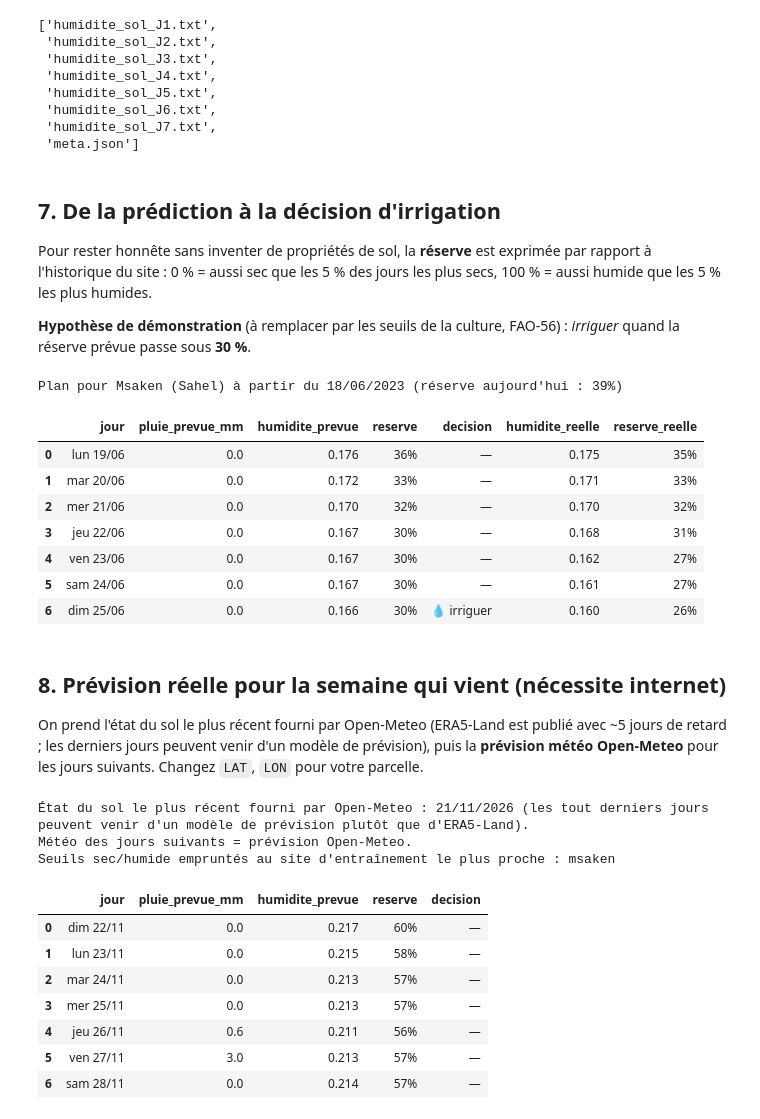
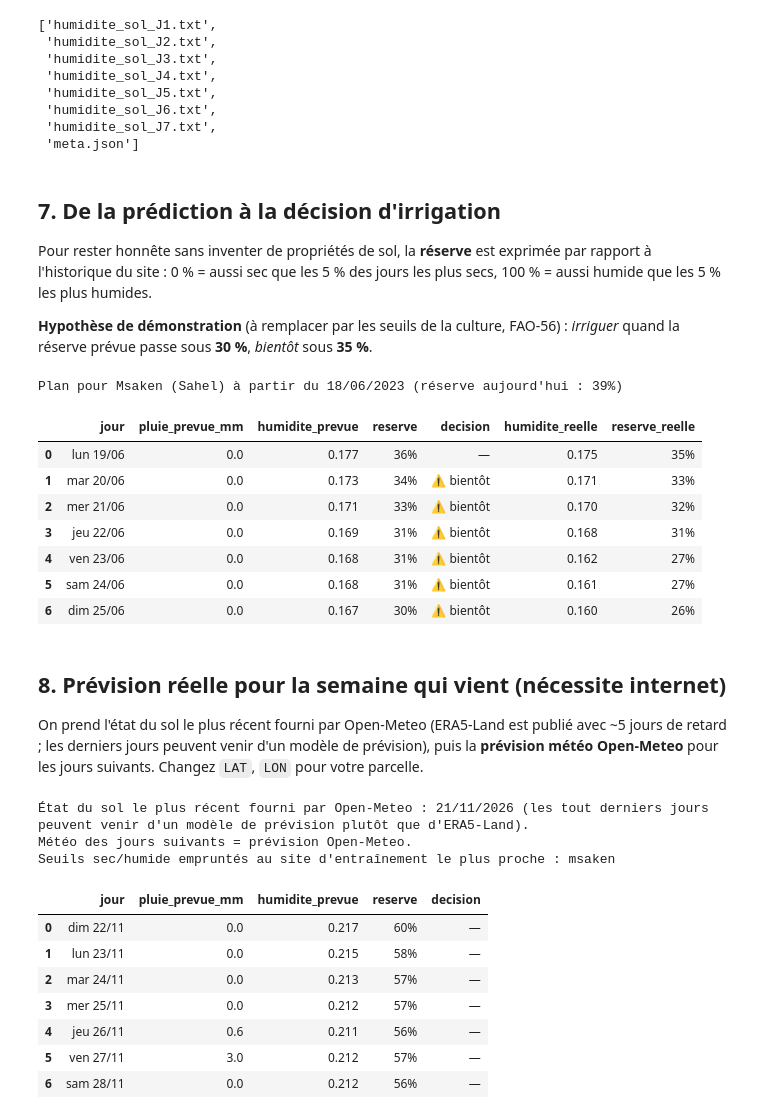
Before and after one commit to Dina0charfi/hackathon-gaia-kizuna-, a Jupyter notebook: ml/prevision_humidite_sol.ipynb, the cells around one changed output. Saved outputs shown, nothing was run; the diff lists cells and outputs as text; code cells hidden in the pictures.

```diff
--- a/ml/prevision_humidite_sol.ipynb
+++ b/ml/prevision_humidite_sol.ipynb
@@ -63,6 +65,14 @@ SITES = [
     ("medenine",    "Médenine",                   33.35, 10.50, "Sud-Est",        False),
     ("kebili",      "Kébili",                     33.70,  8.97, "Sud (oasis)",    True),
     ("tozeur",      "Tozeur",                     33.92,  8.13, "Sud (oasis)",    False),
+    ("tunis",       "Tunis (Sijoumi)",            36.78, 10.08, "Grand Tunis",    False),
+    ("ariana",      "Kalâat el-Andalous (Ariana)",37.02, 10.08, "Grand Tunis",    False),
+    ("benarous",    "Mornag (Ben Arous)",         36.68, 10.29, "Grand Tunis",    False),
+    ("manouba",     "Tebourba (Manouba)",         36.83,  9.84, "Nord (Medjerda)",False),
+    ("monastir",    "Jemmal (Monastir)",          35.62, 10.76, "Sahel",          False),
+    ("mahdia",      "El Jem (Mahdia)",            35.30, 10.71, "Sahel",          False),
+    ("gabes",       "Chenini (oasis de Gabès)",   33.87, 10.06, "Sud-Est (oasis littorale)", False),
+    ("tataouine",   "Tataouine (jessour)",        32.93, 10.45, "Sud-Est",        False),
 ]
 SITES = pd.DataFrame(SITES, columns=["id", "nom", "lat", "lon", "zone", "test_geo"])
 SITES
@@ -139,6 +149,11 @@ for s in SITES.itertuples():
     print(f"{s.nom:28s} {len(df):5d} jours   humidité 7–28 cm moyenne = {df.sm_7_28.mean():.3f} m³/m³")
 
 data = pd.concat(tables, ignore_index=True)
+manque = data.groupby("site")[CIBLE].apply(lambda x: x.isna().mean())
+sans_sol = manque[manque > 0.5].index.tolist()
+if sans_sol:
+    print("⚠️ Sites sans données de sol (case ERA5-Land sur la mer ?), retirés :", sans_sol)
+    data = data[~data.site.isin(sans_sol)]
 print("\nTotal :", len(data), "lignes,", data.site.nunique(), "sites")
 # %% [output]
 Béja                          3288 jours   humidité 7–28 cm moyenne = 0.323 m³/m³
@@ -340,50 +352,51 @@ sorted(p.name for p in MODEL_DIR.iterdir())
 Pour rester honnête sans inventer de propriétés de sol, la **réserve** est exprimée par rapport à l'historique du site :
 0 % = aussi sec que les 5 % des jours les plus secs, 100 % = aussi humide que les 5 % les plus humides.
 
-**Hypothèse de démonstration** (à remplacer par les seuils de la culture, FAO-56) : *irriguer* quand la réserve prévue passe sous **30 %**.
+**Hypothèse de démonstration** (à remplacer par les seuils de la culture, FAO-56) : *irriguer* quand la réserve prévue passe sous **30 %**, *bientôt* sous **35 %**.
 # %%
 SEUIL_IRRIGATION = 0.30
+SEUIL_ALERTE = 0.35        # « bientôt » : la réserve approche du seuil
 
 def reserve(theta, site_id):
     lo, hi = seuils.loc[site_id, 0.05], seuils.loc[site_id, 0.95]
     return float(np.clip((theta - lo) / (hi - lo), 0, 1))
 
 
 def plan_7_jours(t, site_id):
     # t : table de variables du site ; la dernière ligne = aujourd'hui
     jour = t.iloc[-1]
     lignes = []
     for h in HORIZONS:
         theta = jour[CIBLE] + modeles[h].predict(t.iloc[[-1]][variables(h)])[0]
         r = reserve(theta, site_id)
         d = jour.date + pd.Timedelta(days=h)
         lignes.append(dict(jour=f"{JOURS[d.weekday()]} {d:%d/%m}",
                            pluie_prevue_mm=round(jour[f"pluie_fut_{h}"] - (jour[f"pluie_fut_{h-1}"] if h > 1 else 0), 1),
                            humidite_prevue=round(theta, 3), reserve=f"{r:.0%}",
-                           decision="💧 irriguer" if r < SEUIL_IRRIGATION else "—"))
+                           decision="💧 irriguer" if r < SEUIL_IRRIGATION else ("⚠️ bientôt" if r < SEUIL_ALERTE else "—")))
     return pd.DataFrame(lignes)
 
 
 # Démonstration sur un site jamais vu, en juin 2023, comparée à ce qui s'est réellement passé
 site_id, date = "msaken", pd.Timestamp("2023-06-18")
 t = table[(table.site == site_id) & (table.date <= date)]
 plan = plan_7_jours(t, site_id)
 reel = table[(table.site == site_id) & (table.date > date)].head(7)[CIBLE].round(3).values
 plan["humidite_reelle"] = reel
 plan["reserve_reelle"] = [f"{reserve(v, site_id):.0%}" for v in reel]
 print(f"Plan pour {SITES.set_index('id').nom[site_id]} à partir du {date:%d/%m/%Y} "
       f"(réserve aujourd'hui : {reserve(t.iloc[-1][CIBLE], site_id):.0%})")
 plan
 # %% [output]
 Plan pour Msaken (Sahel) à partir du 18/06/2023 (réserve aujourd'hui : 39%)
 |  | jour | pluie_prevue_mm | humidite_prevue | reserve | decision | humidite_reelle | reserve_reelle |
-| 0 | lun 19/06 | 0.0 | 0.176 | 36% | — | 0.175 | 35% |
-| 1 | mar 20/06 | 0.0 | 0.172 | 33% | — | 0.171 | 33% |
-| 2 | mer 21/06 | 0.0 | 0.170 | 32% | — | 0.170 | 32% |
-| 3 | jeu 22/06 | 0.0 | 0.167 | 30% | — | 0.168 | 31% |
-| 4 | ven 23/06 | 0.0 | 0.167 | 30% | — | 0.162 | 27% |
-| 5 | sam 24/06 | 0.0 | 0.167 | 30% | — | 0.161 | 27% |
-| 6 | dim 25/06 | 0.0 | 0.166 | 30% | 💧 irriguer | 0.160 | 26% |
+| 0 | lun 19/06 | 0.0 | 0.177 | 36% | — | 0.175 | 35% |
+| 1 | mar 20/06 | 0.0 | 0.173 | 34% | ⚠️ bientôt | 0.171 | 33% |
+| 2 | mer 21/06 | 0.0 | 0.171 | 33% | ⚠️ bientôt | 0.170 | 32% |
+| 3 | jeu 22/06 | 0.0 | 0.169 | 31% | ⚠️ bientôt | 0.168 | 31% |
+| 4 | ven 23/06 | 0.0 | 0.168 | 31% | ⚠️ bientôt | 0.162 | 27% |
+| 5 | sam 24/06 | 0.0 | 0.168 | 31% | ⚠️ bientôt | 0.161 | 27% |
+| 6 | dim 25/06 | 0.0 | 0.167 | 30% | ⚠️ bientôt | 0.160 | 26% |
 # %% [markdown]
 ## 8. Prévision réelle pour la semaine qui vient (nécessite internet)
 On prend l'état du sol le plus récent fourni par Open-Meteo (ERA5-Land est publié avec ~5 jours de retard ; les derniers jours peuvent venir d'un modèle de prévision), puis la **prévision météo Open-Meteo** pour les jours suivants. Changez `LAT`, `LON` pour votre parcelle.
@@ -422,9 +435,9 @@ Seuils sec/humide empruntés au site d'entraînement le plus proche : msaken
 | 0 | dim 22/11 | 0.0 | 0.217 | 60% | — |
 | 1 | lun 23/11 | 0.0 | 0.215 | 58% | — |
 | 2 | mar 24/11 | 0.0 | 0.213 | 57% | — |
-| 3 | mer 25/11 | 0.0 | 0.213 | 57% | — |
+| 3 | mer 25/11 | 0.0 | 0.212 | 57% | — |
 | 4 | jeu 26/11 | 0.6 | 0.211 | 56% | — |
-| 5 | ven 27/11 | 3.0 | 0.213 | 57% | — |
-| 6 | sam 28/11 | 0.0 | 0.214 | 57% | — |
+| 5 | ven 27/11 | 3.0 | 0.212 | 57% | — |
+| 6 | sam 28/11 | 0.0 | 0.212 | 56% | — |
 # %% [markdown]
 ## Ce qu'il faut retenir
```
Also changed, not shown: parts of 10 cells of this notebook, 17 other files.
